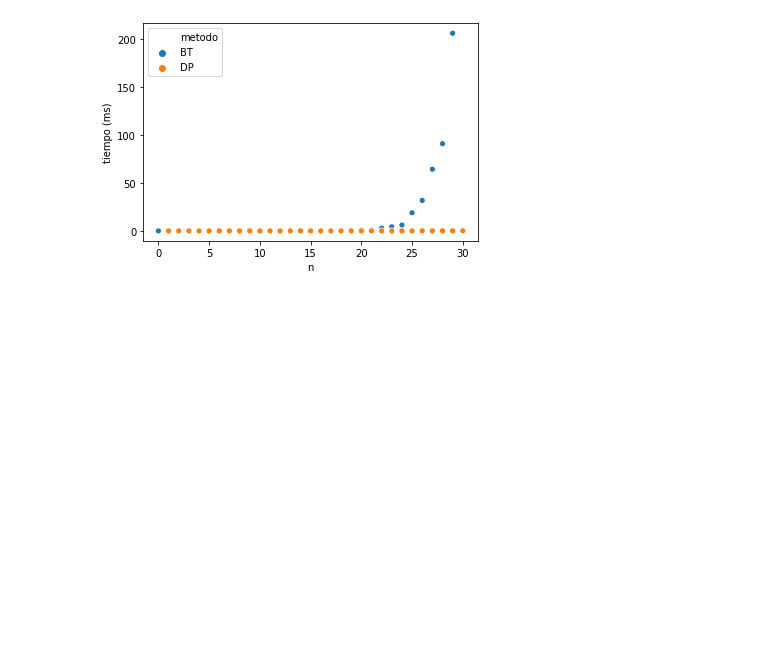
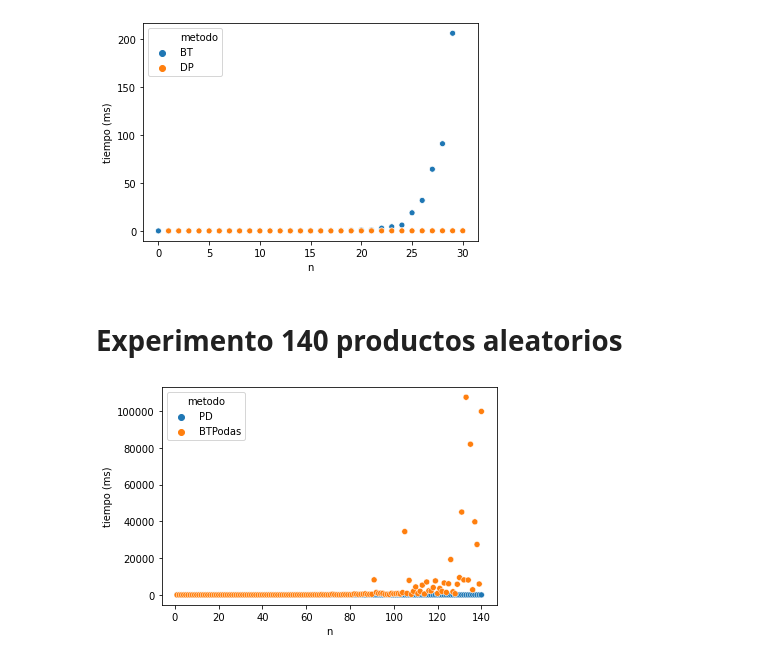
Before and after one commit to axelnico/algo3TP1, a Jupyter notebook: python/analisis.ipynb, the cells around one changed output. Saved outputs shown, nothing was run; the diff lists cells and outputs as text; code cells hidden in the pictures; blank space fills up the shorter version.

Commit message:
Agrego una experimentacion de 140 productos en donde BTPodas es mucho mas lento que PD.

```diff
--- a/python/analisis.ipynb
+++ b/python/analisis.ipynb
@@ -208,3 +208,12 @@ fig.set(xlabel='n', ylabel='tiempo (ms)');
 plt.savefig("graficos/comparacion-bt-dp-baja.svg");
 # %% [output]
 [figure]
+# %% [markdown]
+# Experimento 140 productos aleatorios
+# %%
+df_aleatorio_muchos_productos = df_resultados[((df_resultados["metodo"]=="BTPodas") | (df_resultados["metodo"]=="PD")) & (df_resultados["dataset"] == "random-muchos-productos")].copy();
+fig = sns.scatterplot(data=df_aleatorio_muchos_productos, x='n', y='tiempo', hue='metodo');
+fig.set(xlabel='n', ylabel='tiempo (ms)');
+plt.savefig("graficos/comparacion-fb-dp-muchos-productos.svg");
+# %% [output]
+[figure, added]
```
Also changed, not shown: parts of 1 cell of this notebook, 2 other files.
